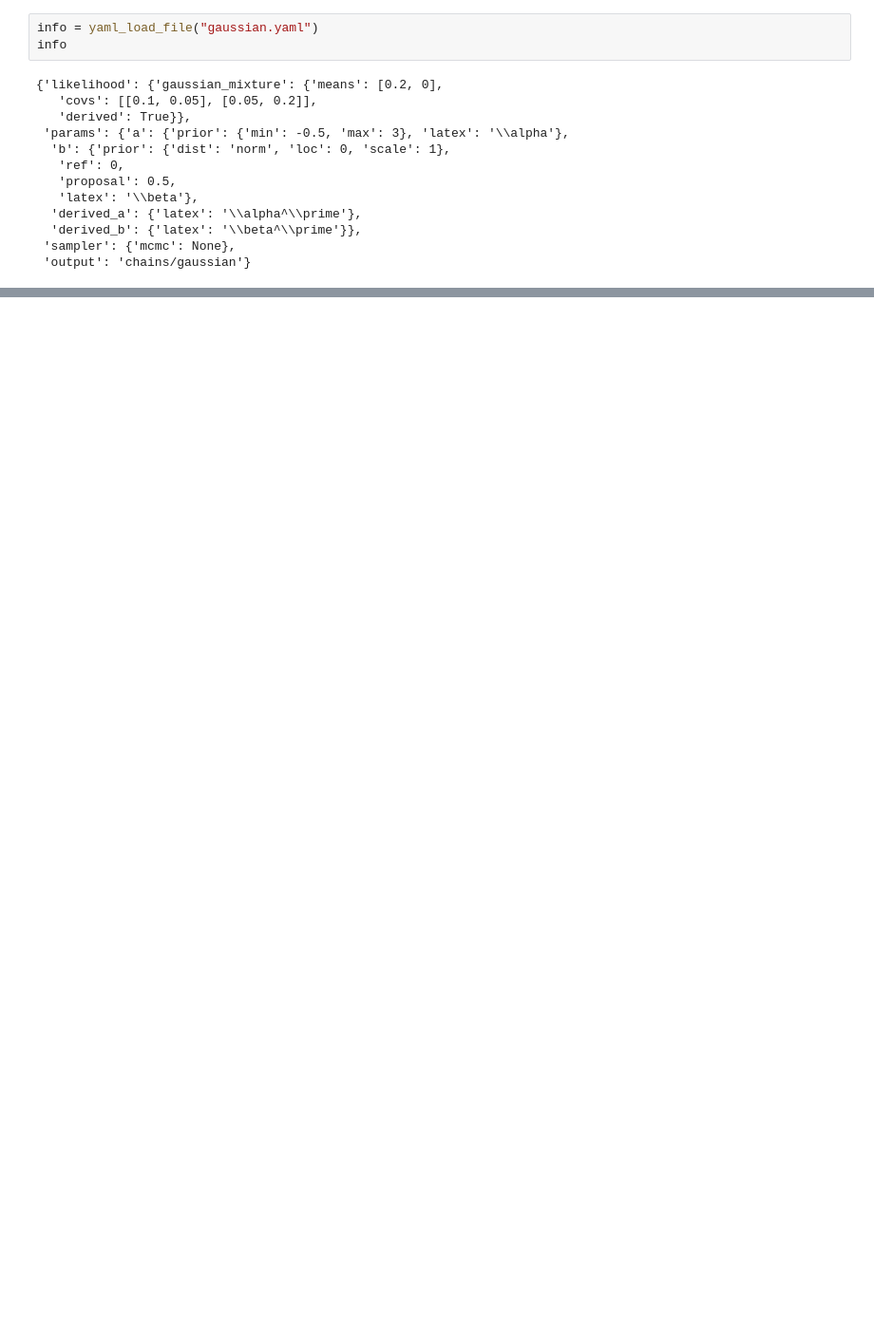
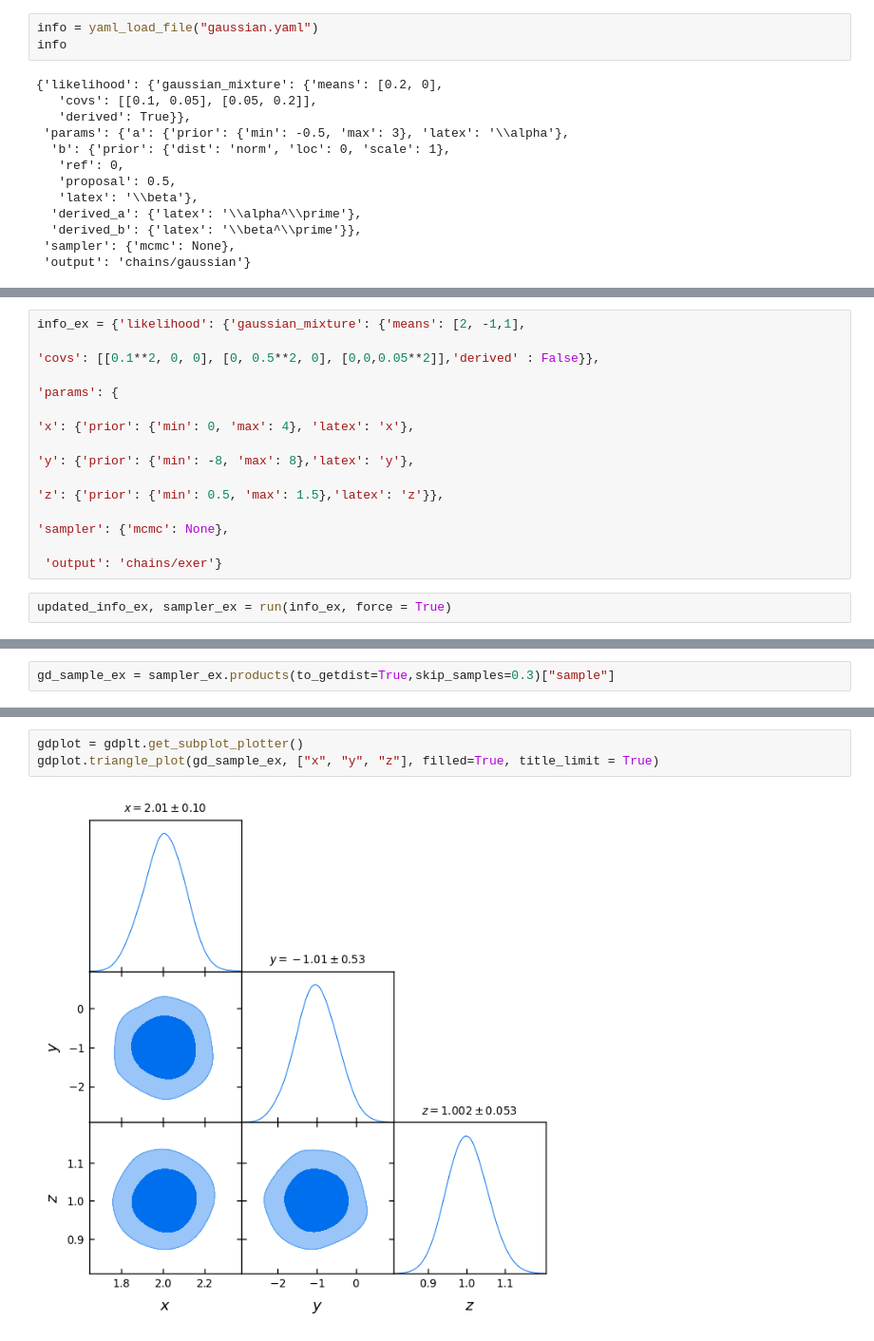
Before and after one commit to TexMExLab/UTAustin_CMBSummerSchool, a Jupyter notebook: UT_Notebooks/SG_Day4_Part1_Cobaya_1.ipynb, the cells around one changed output, grey strips where cells are left out. Shown at 95% size. Cells and saved outputs as stored; diff of their text form; blank space fills up the shorter version.

```diff
--- a/UT_Notebooks/SG_Day4_Part1_Cobaya_1.ipynb
+++ b/UT_Notebooks/SG_Day4_Part1_Cobaya_1.ipynb
@@ -160,0 +176,18 @@ plt.show()
+# %%
+info_ex = {'likelihood': {'gaussian_mixture': {'means': [2, -1,1],
+
+'covs': [[0.1**2, 0, 0], [0, 0.5**2, 0], [0,0,0.05**2]],'derived' : False}},
+
+'params': {
+
+'x': {'prior': {'min': 0, 'max': 4}, 'latex': 'x'},
+
+'y': {'prior': {'min': -8, 'max': 8},'latex': 'y'},
+
+'z': {'prior': {'min': 0.5, 'max': 1.5},'latex': 'z'}},
+
+'sampler': {'mcmc': None},
+
+ 'output': 'chains/exer'}
+# %%
+updated_info_ex, sampler_ex = run(info_ex, force = True)
@@ -160,0 +212,2 @@ plt.show()
+# %%
+gd_sample_ex = sampler_ex.products(to_getdist=True,skip_samples=0.3)["sample"]
@@ -160,0 +216,5 @@ plt.show()
+# %%
+gdplot = gdplt.get_subplot_plotter()
+gdplot.triangle_plot(gd_sample_ex, ["x", "y", "z"], filled=True, title_limit = True)
+# %% [output]
+[figure, added]
```
Also changed, not shown: parts of 14 cells of this notebook, 4 other files.
